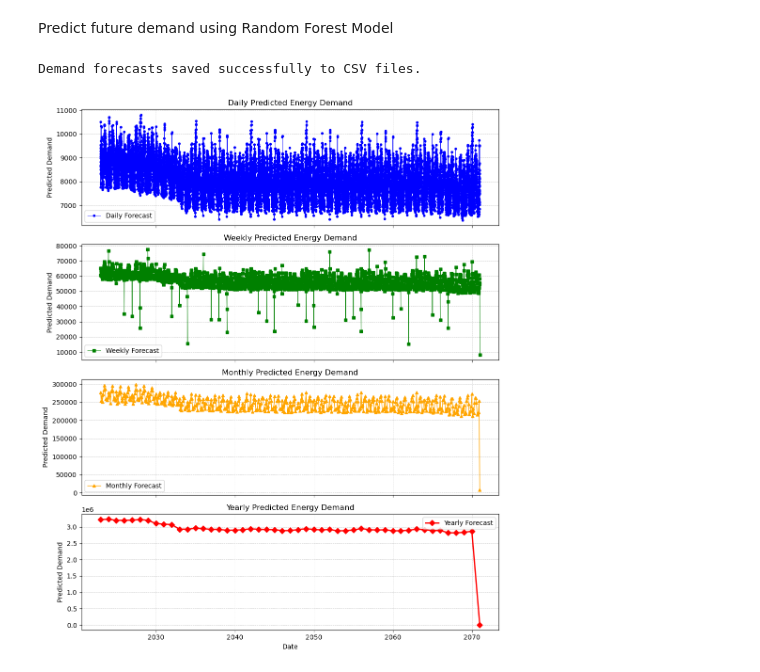
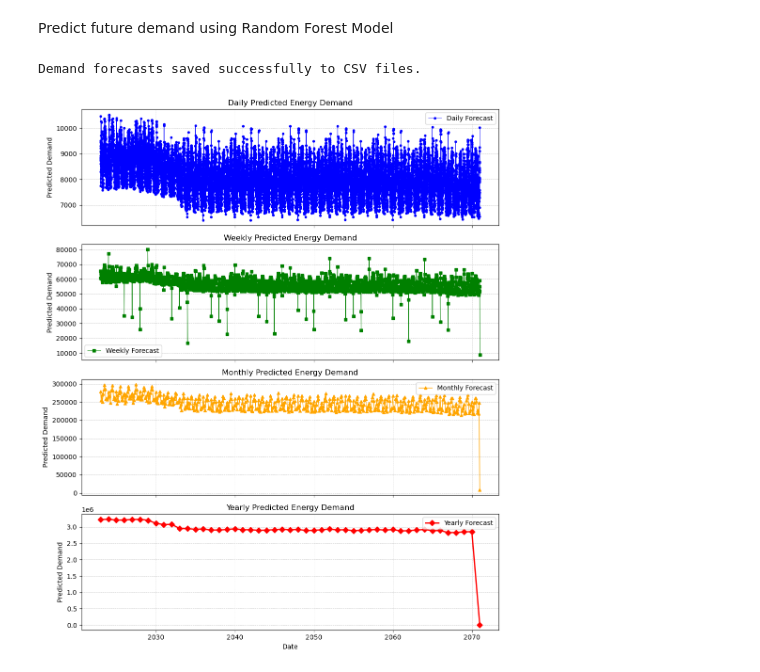
Before and after one commit to UNSW-ZZSC9020-H52024/Group5, a Jupyter notebook: src/Models_MG.ipynb, the cells around one changed output. Drawn from its saved outputs; the diff is of its cells as text; code cells hidden in the pictures.

```diff
--- a/src/Models_MG.ipynb
+++ b/src/Models_MG.ipynb
@@ -711,7 +808,7 @@ population_forecast_daily['Week'] = population_forecast_daily['Date'].dt.isocale
 
 # Features for the model
 features = [
-    'mean_temp', 'mean_humidity', 'mean_windspeed', 'enso', 'mean_solar_radiation',
+    'mean_temp','SOI','SST_DIFF', 'mean_humidity', 'mean_windspeed', 'mean_solar_radiation',
     'mean_wind_direction', 'rainfall', 'Population', 'DAYOFWEEK', 'DAYOFYEAR'
 ]
 
@@ -768,31 +865,31 @@ fig, ax = plt.subplots(4, 1, figsize=(10, 12), sharex=True)
 ax[0].plot(population_forecast_daily['Date'], population_forecast_daily['Predicted_Demand'], label='Daily Forecast', color='blue', linewidth=0.5, marker='o', markersize=3)
 ax[0].set_title('Daily Predicted Energy Demand')
 ax[0].set_ylabel('Predicted Demand')
 ax[0].grid(True, which='both', linestyle='--', linewidth=0.5)
 ax[0].legend()
 
 ax[1].plot(population_forecast_weekly['Date'], population_forecast_weekly['Predicted_Demand'], label='Weekly Forecast', color='green', linewidth=0.8, marker='s', markersize=4)
 ax[1].set_title('Weekly Predicted Energy Demand')
 ax[1].set_ylabel('Predicted Demand')
 ax[1].grid(True, which='both', linestyle='--', linewidth=0.5)
 ax[1].legend()
 
 ax[2].plot(population_forecast_monthly['Date'], population_forecast_monthly['Predicted_Demand'], label='Monthly Forecast', color='orange', linewidth=1, marker='^', markersize=5)
 ax[2].set_title('Monthly Predicted Energy Demand')
 ax[2].set_ylabel('Predicted Demand')
 ax[2].grid(True, which='both', linestyle='--', linewidth=0.5)
 ax[2].legend()
 
 ax[3].plot(population_forecast_yearly['Date'], population_forecast_yearly['Predicted_Demand'], label='Yearly Forecast', color='red', linewidth=2, marker='D', markersize=6)
 ax[3].set_title('Yearly Predicted Energy Demand')
 ax[3].set_ylabel('Predicted Demand')
 ax[3].set_xlabel('Date')
 ax[3].grid(True, which='both', linestyle='--', linewidth=0.5)
 ax[3].legend()
 
 # Improve layout and show the plot
 plt.tight_layout()
 plt.show()
 # %% [output]
 Demand forecasts saved successfully to CSV files.
-[figure, old version]
+[figure, new version]
```
Also changed, not shown: parts of 4 cells of this notebook, 4 other files.
